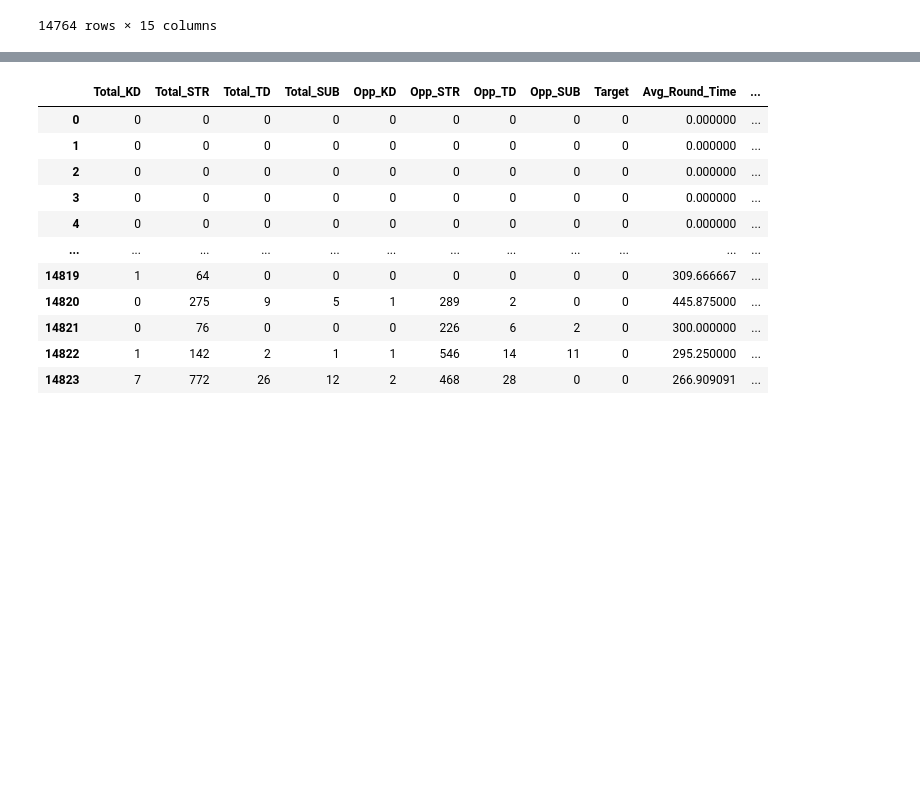
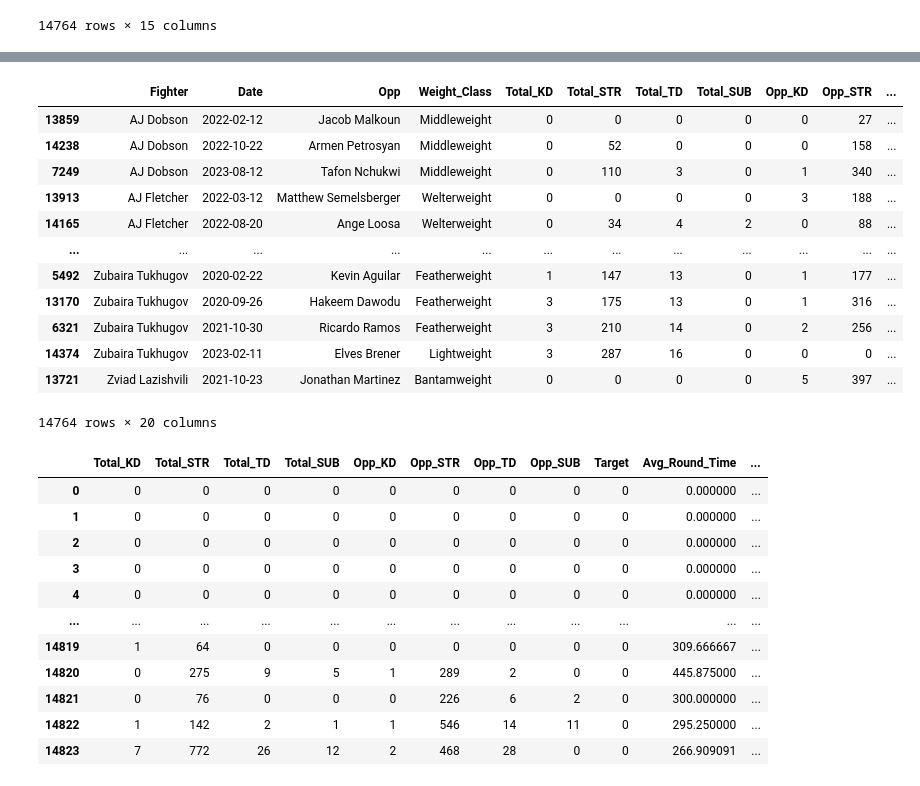
Before and after one commit to Terminator567/mma-fight-predictor, a Jupyter notebook: models/RandomForestClassifier.ipynb, the cells around one changed output, grey strips where cells are left out. Saved outputs shown, nothing was run; the diff lists cells and outputs as text; code cells hidden in the pictures; blank space fills up the shorter version.

```diff
--- a/models/RandomForestClassifier.ipynb
+++ b/models/RandomForestClassifier.ipynb
@@ -42,5 +57,20 @@ avg_df = calculateAverages(processed_df)
 # %%
 cat_df = categories_columns(avg_df)
+cat_df
+# %% [output]
+|  | Fighter | Date | Opp | Weight_Class | Total_KD | Total_STR | Total_TD | Total_SUB | Opp_KD | Opp_STR | ... |
+| 13859 | AJ Dobson | 2022-02-12 | Jacob Malkoun | Middleweight | 0 | 0 | 0 | 0 | 0 | 27 | ... |
+| 14238 | AJ Dobson | 2022-10-22 | Armen Petrosyan | Middleweight | 0 | 52 | 0 | 0 | 0 | 158 | ... |
+| 7249 | AJ Dobson | 2023-08-12 | Tafon Nchukwi | Middleweight | 0 | 110 | 3 | 0 | 1 | 340 | ... |
+| 13913 | AJ Fletcher | 2022-03-12 | Matthew Semelsberger | Welterweight | 0 | 0 | 0 | 0 | 3 | 188 | ... |
+| 14165 | AJ Fletcher | 2022-08-20 | Ange Loosa | Welterweight | 0 | 34 | 4 | 2 | 0 | 88 | ... |
+| ... | ... | ... | ... | ... | ... | ... | ... | ... | ... | ... | ... |
+| 5492 | Zubaira Tukhugov | 2020-02-22 | Kevin Aguilar | Featherweight | 1 | 147 | 13 | 0 | 1 | 177 | ... |
+| 13170 | Zubaira Tukhugov | 2020-09-26 | Hakeem Dawodu | Featherweight | 3 | 175 | 13 | 0 | 1 | 316 | ... |
+| 6321 | Zubaira Tukhugov | 2021-10-30 | Ricardo Ramos | Featherweight | 3 | 210 | 14 | 0 | 2 | 256 | ... |
+| 14374 | Zubaira Tukhugov | 2023-02-11 | Elves Brener | Lightweight | 3 | 287 | 16 | 0 | 0 | 0 | ... |
+| 13721 | Zviad Lazishvili | 2021-10-23 | Jonathan Martinez | Bantamweight | 0 | 0 | 0 | 0 | 5 | 397 | ... |
+14764 rows × 20 columns
 # %%
 df_for_training = drop_col_for_training(cat_df)
 # %%
```
Also changed, not shown: parts of 8 cells of this notebook, 9 other files.
